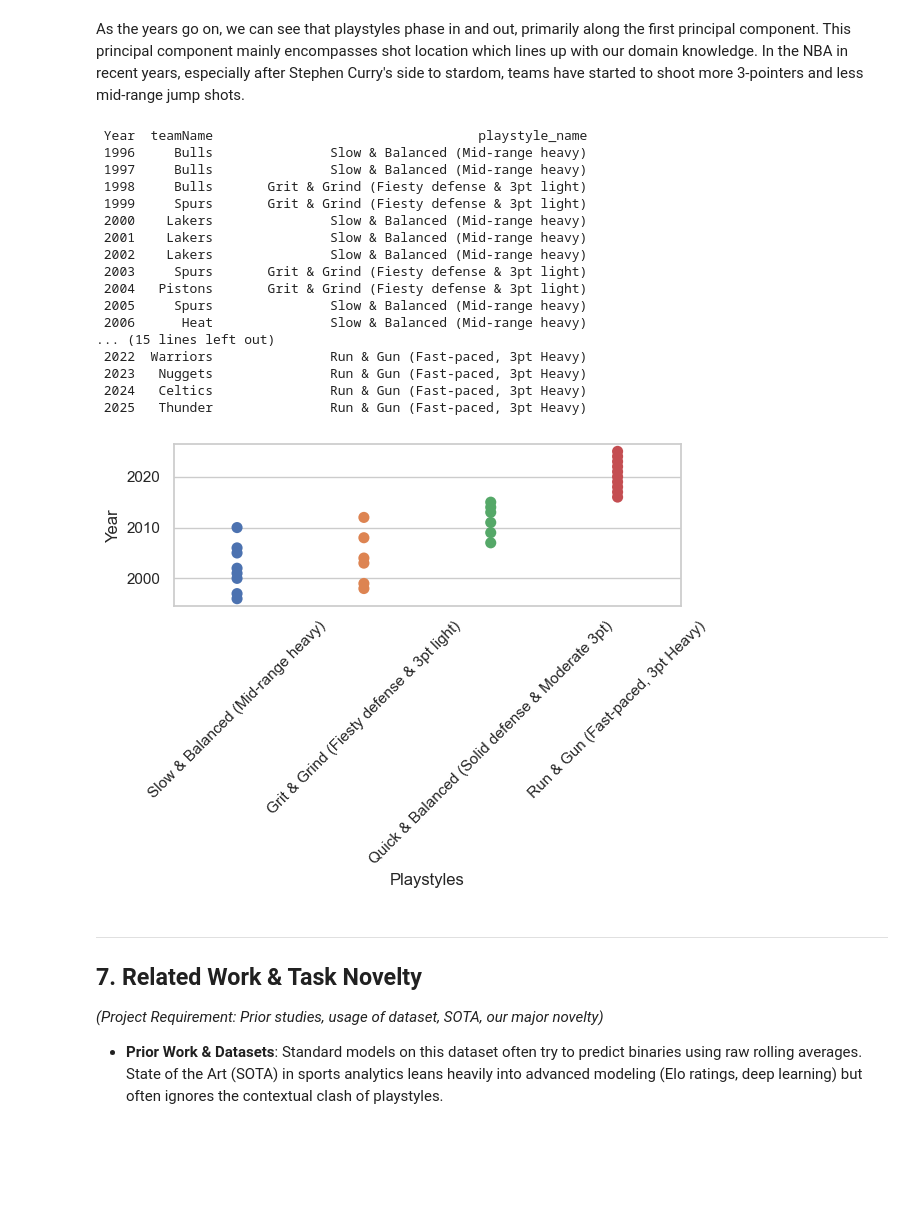
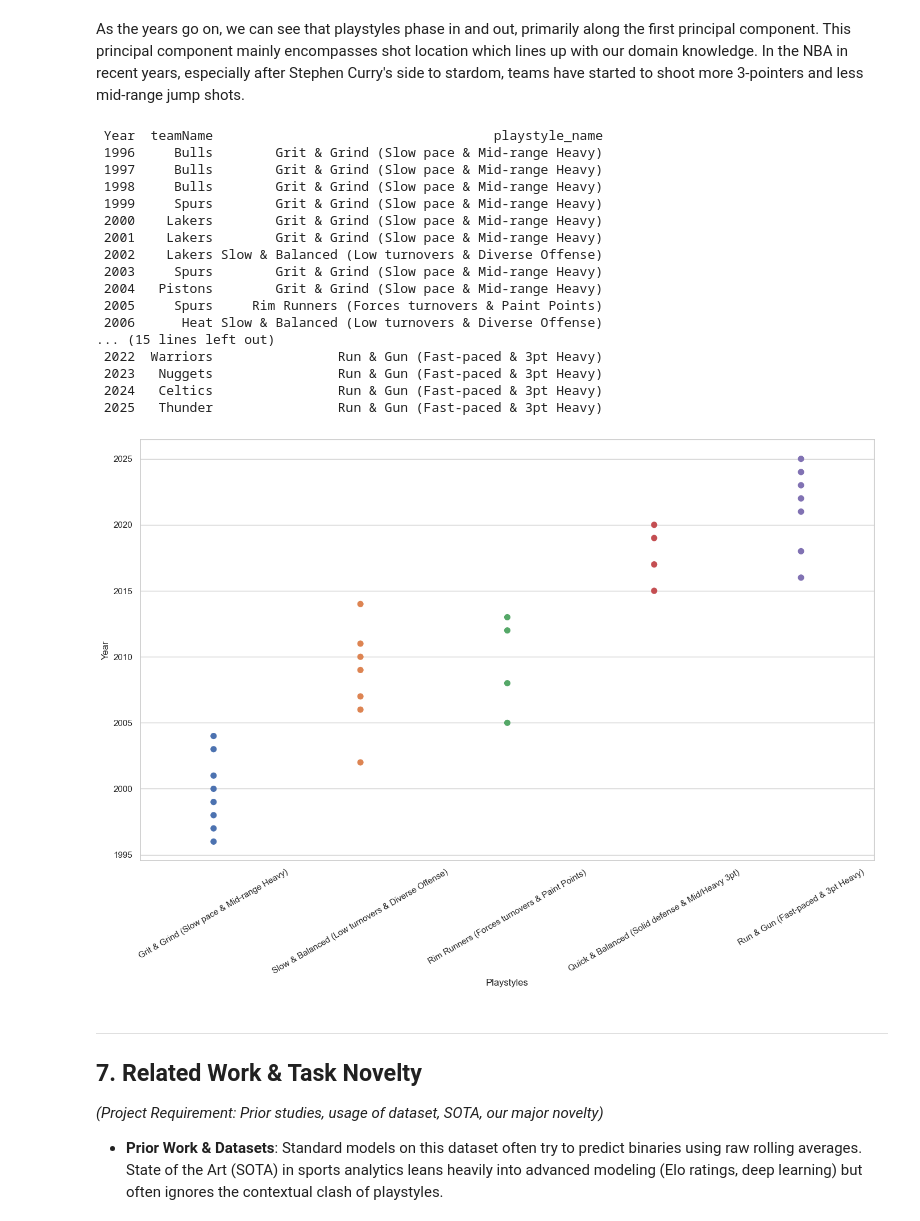
Before and after one commit to RaghavDewangan/dsc_148_final, a Jupyter notebook: NBA_Style_Matchup.ipynb, the cells around one changed output. Drawn from its saved outputs; the diff is of its cells as text; code cells hidden in the pictures; blank space fills up the shorter version.

```diff
--- a/NBA_Style_Matchup.ipynb
+++ b/NBA_Style_Matchup.ipynb
@@ -54,8 +56,17 @@ To properly identify a team's "Style", we shouldn't use seasonal cumulative stat
+# %%
+nba_team_stats_df['Season'] = nba_team_stats_df['gameDateTimeEst']
+
+
+nba_team_stats_df['gameDateTimeEst'] = pd.to_datetime(nba_team_stats_df['gameDateTimeEst'])
+
+nba_team_stats_df['Season'] = nba_team_stats_df['gameDateTimeEst'].apply(
+    lambda x: x.year + 1 if x.month >= 6 else x.year
+)
 # %%
 # Define the advanced metrics we want to use to define a team's style
 style_features = [
-    'offensiveRating',
-    'defensiveRating',
+    'offensiveRating', # CURRENTLY BEING EXCLUDED FROM FINAL MODEL
+    'defensiveRating', # CURRENTLY BEING EXCLUDED FROM FINAL MODEL
     'pace',
     # 'reboundPercentage',
     'assistPercentage',
@@ -86,8 +97,10 @@ features_to_roll = style_features + ['win']
 
 # Important: We must shift the data by 1 game so that the prediction of a game
 # ONLY relies on the 10 games BEFORE it, ensuring no data leakage.
+# Grouping by ['teamId', 'season'] ensures the rolling window RESETS each season,
+# so a team's October form doesn't bleed into the previous April's games.
 window = 10
-rolling_features_df = nba_team_stats_df.groupby('teamId')[features_to_roll].transform(
+rolling_features_df = nba_team_stats_df.groupby(['teamId', 'Season'])[features_to_roll].transform(
     lambda x: x.shift(1).rolling(window=window, min_periods=window).mean()
 )
 
@@ -100,9 +113,9 @@ rolling_features_df.columns = rolling_col_names + [rolling_win_col]
 # Concatenate back to the main DataFrame
 nba_team_stats_df = pd.concat([nba_team_stats_df, rolling_features_df], axis=1)
 
-# Drop rows (like the first 10 games of the team's history) where rolling stats are NaN
+# Drop rows where rolling stats are NaN (first 10 games of each team per season)
 nba_team_stats_df = nba_team_stats_df.dropna(subset=rolling_col_names + [rolling_win_col])
 
-print(f"Data Shape after dropping first 10 games: {nba_team_stats_df.shape}")
-nba_team_stats_df[['teamName', 'gameDateTimeEst', rolling_win_col] + rolling_col_names].head()
+print(f"Data Shape after dropping first 10 games per team per season: {nba_team_stats_df.shape}")
+nba_team_stats_df[['teamName', 'Season', 'gameDateTimeEst', rolling_win_col] + rolling_col_names].head()
 # %% [output]
@@ -147,7 +161,7 @@ plt.show()
 
 # 3. Fit K-Means
 # Based on the elbow curve (and domain knowledge), k=4 appears to be a reasonable inflection point.
-k = 4
+k = 5
 kmeans = KMeans(n_clusters=k, random_state=42, n_init=10)
 nba_team_stats_df['playstyle_cluster'] = kmeans.fit_predict(scaled_features)
 
@@ -219,10 +245,11 @@ Final Model Dataset Shape: (33549, 19) games ready for training.
 # 6.1 Mapping Clusters to Human-Readable Playstyles
 # Based on the results in Section 4, we define our styles:
 style_mapping = {
-    0: "Quick & Balanced (Solid defense & Moderate 3pt)",
-    1: "Grit & Grind (Fiesty defense & 3pt light)",
-    2: "Run & Gun (Fast-paced, 3pt Heavy)",
-    3: "Slow & Balanced (Mid-range heavy)"
+    0: "Quick & Balanced (Solid defense & Mid/Heavy 3pt)",
+    1: "Slow & Balanced (Low turnovers & Diverse Offense)",
+    2: "Grit & Grind (Slow pace & Mid-range Heavy)",
+    3: "Rim Runners (Forces turnovers & Paint Points)",
+    4: "Run & Gun (Fast-paced & 3pt Heavy)"
 }
 
 nba_team_stats_df['playstyle_name'] = nba_team_stats_df['playstyle_cluster'].map(style_mapping)
@@ -572,51 +684,52 @@ only_champs_filter = (
     ((nba_team_stats_df['teamName'] == 'Warriors') & (nba_team_stats_df['Year'] == 2017)) |
     ((nba_team_stats_df['teamName'] == 'Warriors') & (nba_team_stats_df['Year'] == 2018)) |
     ((nba_team_stats_df['teamName'] == 'Raptors') & (nba_team_stats_df['Year'] == 2019)) |
     ((nba_team_stats_df['teamName'] == 'Lakers') & (nba_team_stats_df['Year'] == 2020)) |
     ((nba_team_stats_df['teamName'] == 'Bucks') & (nba_team_stats_df['Year'] == 2021)) |
     ((nba_team_stats_df['teamName'] == 'Warriors') & (nba_team_stats_df['Year'] == 2022)) |
     ((nba_team_stats_df['teamName'] == 'Nuggets') & (nba_team_stats_df['Year'] == 2023)) |
     ((nba_team_stats_df['teamName'] == 'Celtics') & (nba_team_stats_df['Year'] == 2024)) |
     ((nba_team_stats_df['teamName'] == 'Thunder') & (nba_team_stats_df['Year'] == 2025))
 )
 
 
 only_champs_df = nba_team_stats_df[only_champs_filter]
 only_champs_df = only_champs_df.groupby(['Year', 'teamName'])['playstyle_name'].agg(lambda x: x.mode()[0]).reset_index()
 
 print(only_champs_df.to_string(index=False))
 
+plt.figure(figsize=(14, 10))
 sns.stripplot(
     x='playstyle_name',
     y='Year',
     hue='playstyle_name',
     data=only_champs_df,
     size=8,
     jitter= False
 )
-plt.xticks(rotation=45)
+plt.xticks(rotation=30)
 plt.xlabel('Playstyles')
 plt.tight_layout()
 plt.show()
 # %% [output]
- Year  teamName                                  playstyle_name
- 1996     Bulls               Slow & Balanced (Mid-range heavy)
- 1997     Bulls               Slow & Balanced (Mid-range heavy)
- 1998     Bulls       Grit & Grind (Fiesty defense & 3pt light)
- 1999     Spurs       Grit & Grind (Fiesty defense & 3pt light)
- 2000    Lakers               Slow & Balanced (Mid-range heavy)
- 2001    Lakers               Slow & Balanced (Mid-range heavy)
- 2002    Lakers               Slow & Balanced (Mid-range heavy)
- 2003     Spurs       Grit & Grind (Fiesty defense & 3pt light)
- 2004   Pistons       Grit & Grind (Fiesty defense & 3pt light)
- 2005     Spurs               Slow & Balanced (Mid-range heavy)
- 2006      Heat               Slow & Balanced (Mid-range heavy)
+ Year  teamName                                    playstyle_name
+ 1996     Bulls        Grit & Grind (Slow pace & Mid-range Heavy)
+ 1997     Bulls        Grit & Grind (Slow pace & Mid-range Heavy)
+ 1998     Bulls        Grit & Grind (Slow pace & Mid-range Heavy)
+ 1999     Spurs        Grit & Grind (Slow pace & Mid-range Heavy)
+ 2000    Lakers        Grit & Grind (Slow pace & Mid-range Heavy)
+ 2001    Lakers        Grit & Grind (Slow pace & Mid-range Heavy)
+ 2002    Lakers Slow & Balanced (Low turnovers & Diverse Offense)
+ 2003     Spurs        Grit & Grind (Slow pace & Mid-range Heavy)
+ 2004   Pistons        Grit & Grind (Slow pace & Mid-range Heavy)
+ 2005     Spurs     Rim Runners (Forces turnovers & Paint Points)
+ 2006      Heat Slow & Balanced (Low turnovers & Diverse Offense)
 ... (15 lines left out)
- 2022  Warriors               Run & Gun (Fast-paced, 3pt Heavy)
- 2023   Nuggets               Run & Gun (Fast-paced, 3pt Heavy)
- 2024   Celtics               Run & Gun (Fast-paced, 3pt Heavy)
- 2025   Thunder               Run & Gun (Fast-paced, 3pt Heavy)
+ 2022  Warriors                Run & Gun (Fast-paced & 3pt Heavy)
+ 2023   Nuggets                Run & Gun (Fast-paced & 3pt Heavy)
+ 2024   Celtics                Run & Gun (Fast-paced & 3pt Heavy)
+ 2025   Thunder                Run & Gun (Fast-paced & 3pt Heavy)
-[figure, old version]
+[figure, new version]
 # %% [markdown]
 ---
 ## 7. Related Work & Task Novelty
```
Also changed, not shown: parts of 28 cells of this notebook.
